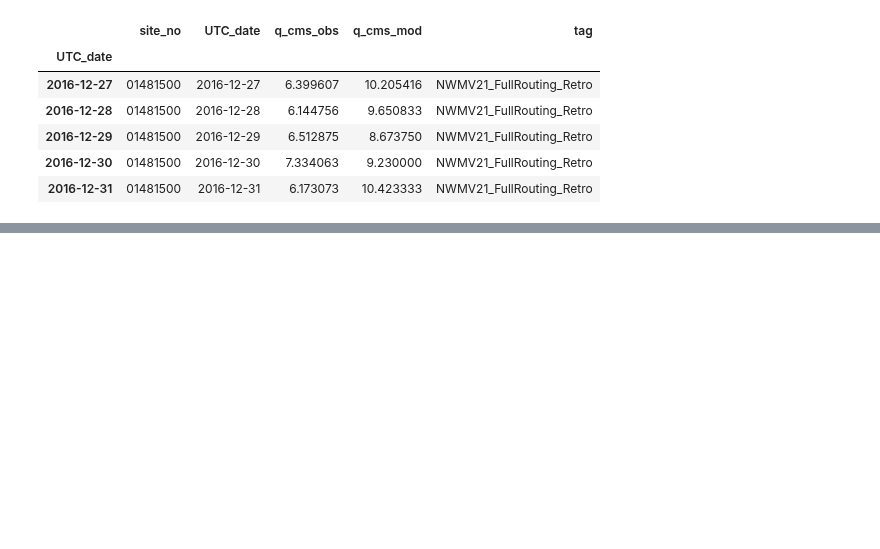
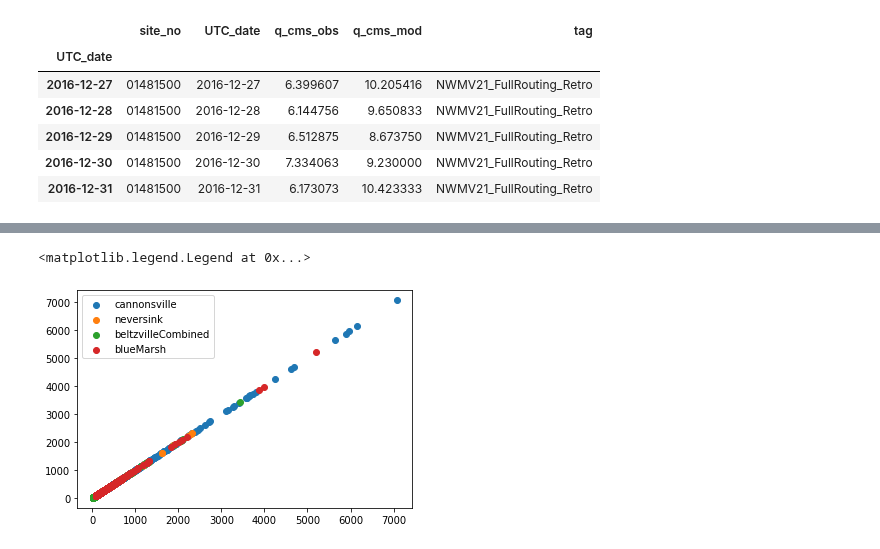
Before and after one commit to Pywr-DRB/Pywr-DRB, a Jupyter notebook: explore_streamflows.ipynb, the cells around one changed output, grey strips where cells are left out. Saved outputs shown, nothing was run; the diff lists cells and outputs as text; code cells hidden in the pictures; blank space fills up the shorter version.

Commit message:
update node network, add nhm/nwm/obs streamflow data

```diff
--- a/explore_streamflows.ipynb
+++ b/explore_streamflows.ipynb
@@ -120,12 +125,10 @@ site_matches_reservoir = {'cannonsville': '01425000',
                 'hopatcong': '01455500',
                 'nockamixon': '01459500',
                 'assunpink': '01463620',
-                'vanSciver': '01463620',     ## Van Sciver doesnt have gage - use Assunpink nearby to get flow shape
                 'ontelaunee': '01470960',  ## Note, should have 01470761, but didnt get from Aubrey, so use Blue Marsh
                 'stillCreek': '01469500',
                 'blueMarsh': '01470960',
                 'greenLane': '01473000',
-                'springton': '01480685',     ## Springton doesnt have gage - use Marsh Creek nearby to get flow shape
                 'marshCreek': '01480685'
                 }
 
@@ -248,0 +215,17 @@ False
+# %%
+### load model results
+import h5py
+
+with h5py.File('output_data/drb_output.hdf5', 'r') as f:
+    keys = list(f.keys())
+    results = pd.DataFrame({keys[0]: f[keys[0]][:,2]})
+    for k in keys[1:]:
+        if 'catchment' in k or 'outflow' in k or 'reservoir' in k or 'delLordville' in k or 'delMontague' in k:
+            results[k] = f[k][:,2]
+    day = [f['time'][i][0] for i in range(len(f['time']))]
+    month = [f['time'][i][2] for i in range(len(f['time']))]
+    year = [f['time'][i][3] for i in range(len(f['time']))]
+    date = [f'{y}-{m}-{d}' for y,m,d in zip(year, month, day)]
+    date = pd.to_datetime(date)
+    results.index = date
+results
@@ -248,0 +246,16 @@ False
+# %%
+### get modeled & observed flows in same period as results
+def get_matching_flows(results, dataset_inflow, dataset_original):
+    ### get matching time period
+    dataset_matched = dataset_inflow.loc[results.index]
+
+    ### reset mainstem flows based on gage flow, without subtracting upstream reservoirs
+    for node, sites, upstreams in site_matches_link[:3]:
+        dataset_matched[node] = dataset_original.loc[:, sites].sum(axis=1)
+
+    return dataset_matched
+
+obs_matched = get_matching_flows(results, obs_inflow, obs)
+nhm_matched = get_matching_flows(results, nhm_inflow, nhm)
+nwm_matched = get_matching_flows(results, nwm_inflow, nwm)
+nwm_matched
@@ -248,0 +276,9 @@ False
+# %%
+### verify that 'catchment' == modeled nhm flow
+reservoirs = ['cannonsville', 'neversink', 'beltzvilleCombined', 'blueMarsh']
+for reservoir in reservoirs:
+    plt.scatter(results[f'catchment_{reservoir}'], nhm_matched[reservoir], label=reservoir)
+plt.legend()
+# %% [output]
+<matplotlib.legend.Legend at 0x...>
+[figure, added]
```
Also changed, not shown: parts of 15 cells of this notebook, 11 other files.
